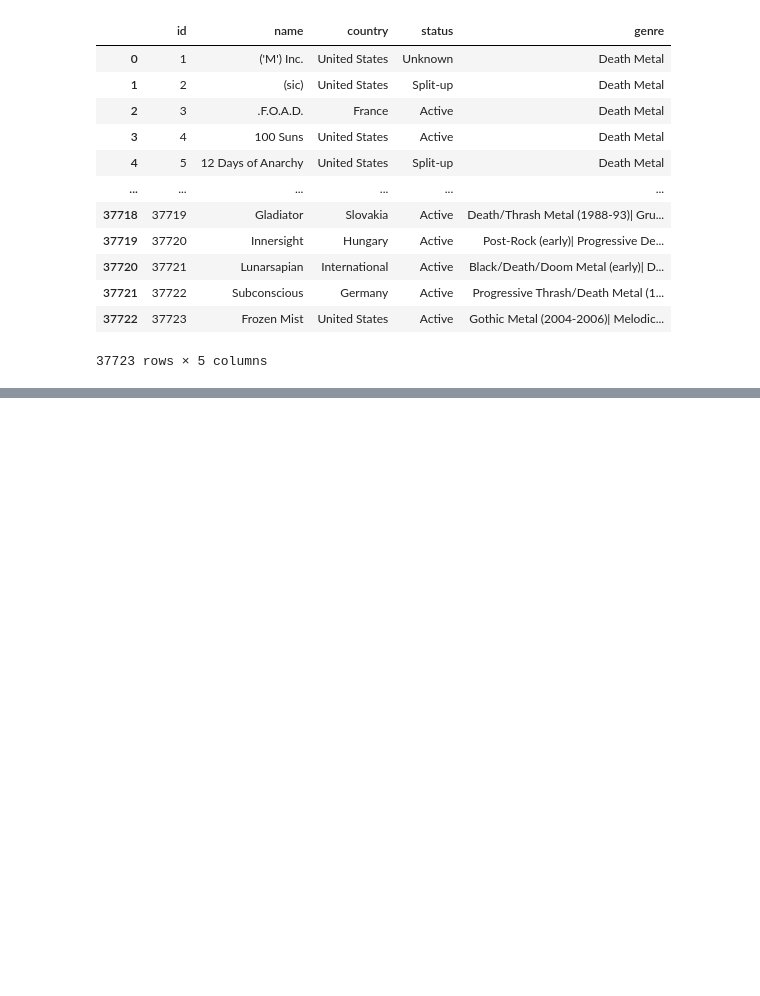
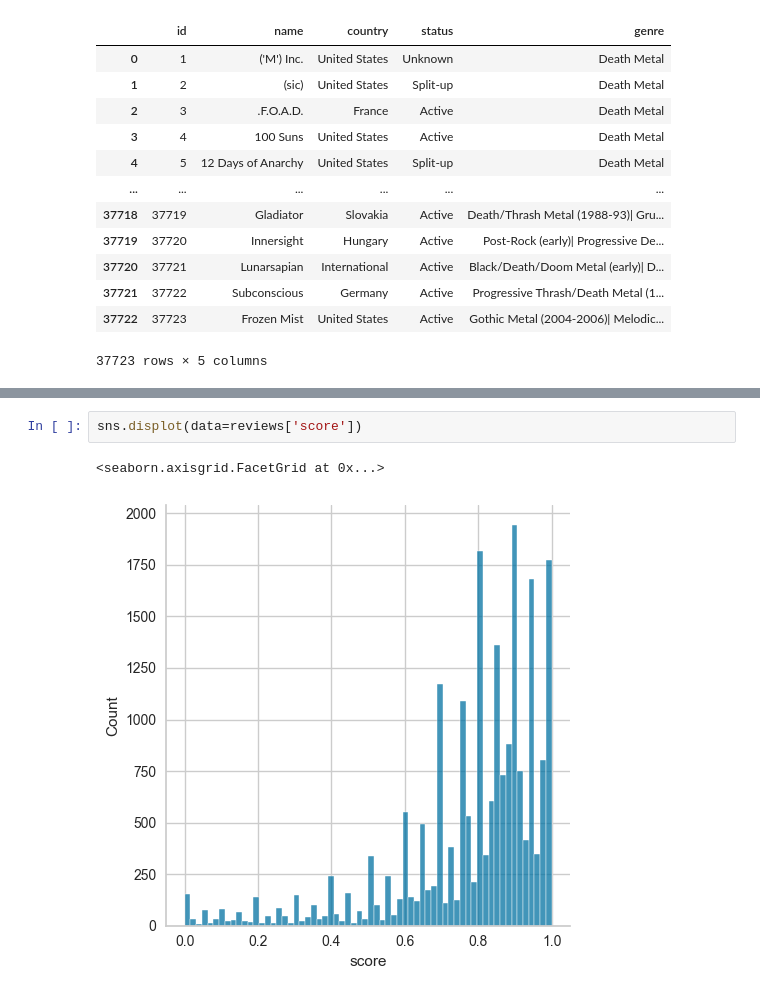
Before and after one commit to chainReactionCol/newRep, a Jupyter notebook: merged.ipynb, the cells around one changed output, grey strips where cells are left out. Saved outputs shown, nothing was run; the diff lists cells and outputs as text; blank space fills up the shorter version.

```diff
--- a/merged.ipynb
+++ b/merged.ipynb
@@ -213,0 +282,5 @@ BANDS_DF
+# %%
+sns.displot(data=reviews['score'])
+# %% [output]
+<seaborn.axisgrid.FacetGrid at 0x...>
+[figure, added]
```
Also changed, not shown: parts of 26 cells of this notebook.
